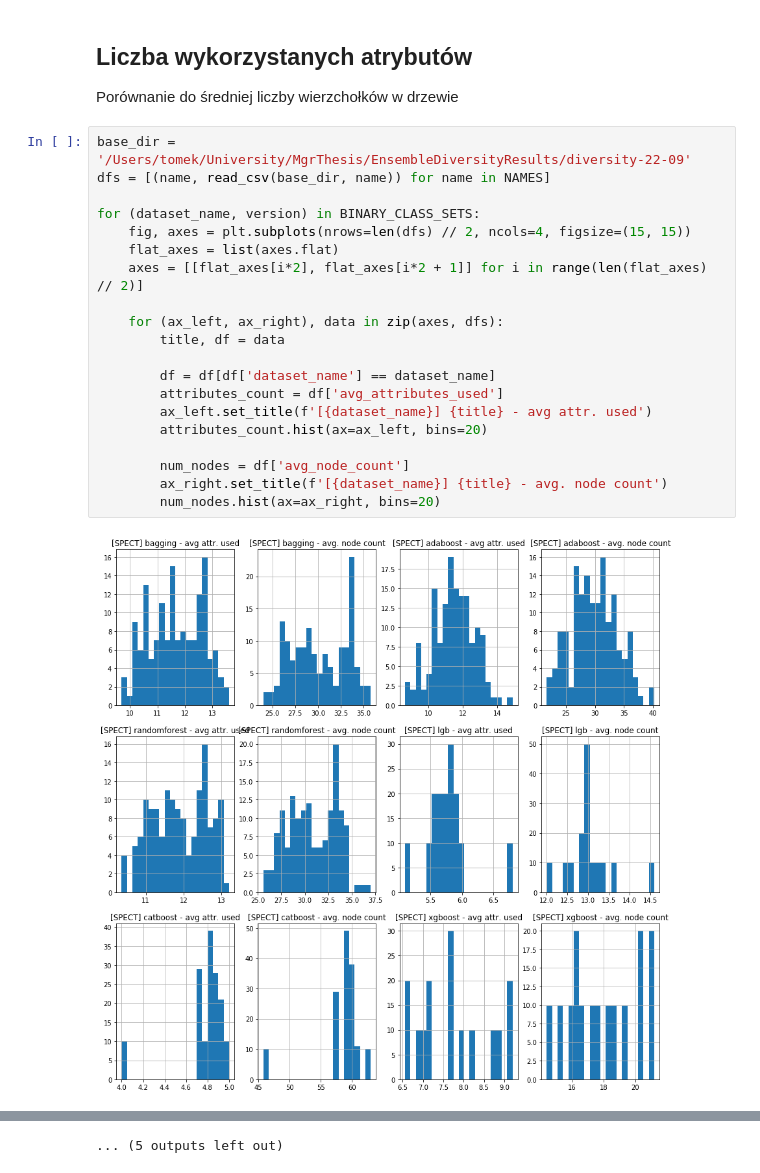
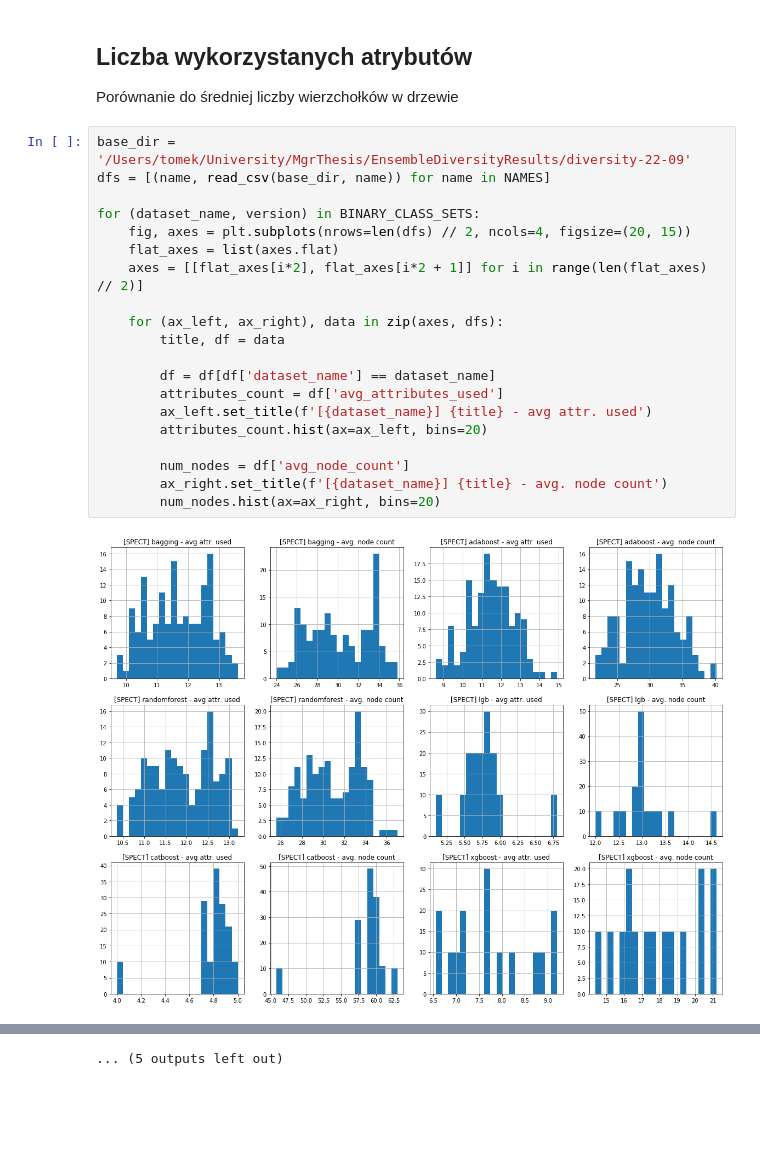
Before and after one commit to kasperekt/EnsembleDiversity, a Jupyter notebook: notebooks/RankAndNodes.ipynb, the cells around one changed output, grey strips where cells are left out. Drawn from its saved outputs; the diff is of its cells as text; blank space fills up the shorter version.

```diff
--- a/notebooks/RankAndNodes.ipynb
+++ b/notebooks/RankAndNodes.ipynb
@@ -167,22 +167,22 @@ Porównanie do średniej liczby wierzchołków w drzewie
 # %%
 base_dir = '/Users/tomek/University/MgrThesis/EnsembleDiversityResults/diversity-22-09'
 dfs = [(name, read_csv(base_dir, name)) for name in NAMES]
 
 for (dataset_name, version) in BINARY_CLASS_SETS:
-    fig, axes = plt.subplots(nrows=len(dfs) // 2, ncols=4, figsize=(15, 15))
+    fig, axes = plt.subplots(nrows=len(dfs) // 2, ncols=4, figsize=(20, 15))
     flat_axes = list(axes.flat)
     axes = [[flat_axes[i*2], flat_axes[i*2 + 1]] for i in range(len(flat_axes) // 2)]
 
     for (ax_left, ax_right), data in zip(axes, dfs):
         title, df = data
 
         df = df[df['dataset_name'] == dataset_name]
         attributes_count = df['avg_attributes_used']
         ax_left.set_title(f'[{dataset_name}] {title} - avg attr. used')
         attributes_count.hist(ax=ax_left, bins=20)
 
         num_nodes = df['avg_node_count']
         ax_right.set_title(f'[{dataset_name}] {title} - avg. node count')
         num_nodes.hist(ax=ax_right, bins=20)
 # %% [output]
-[figure, old version]
+[figure, new version]
```
Also changed, not shown: parts of 1 cell of this notebook, 1 other file.
